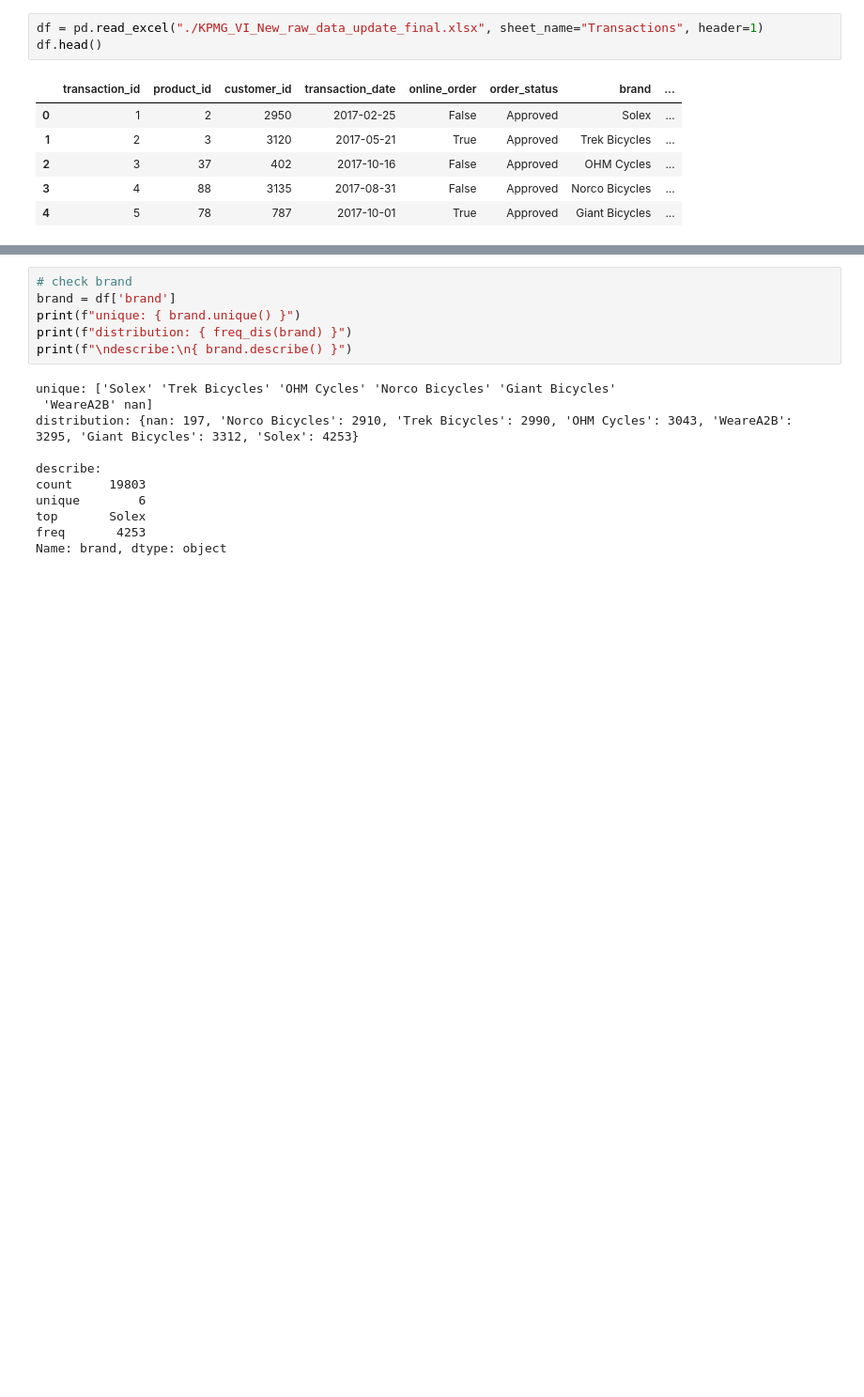
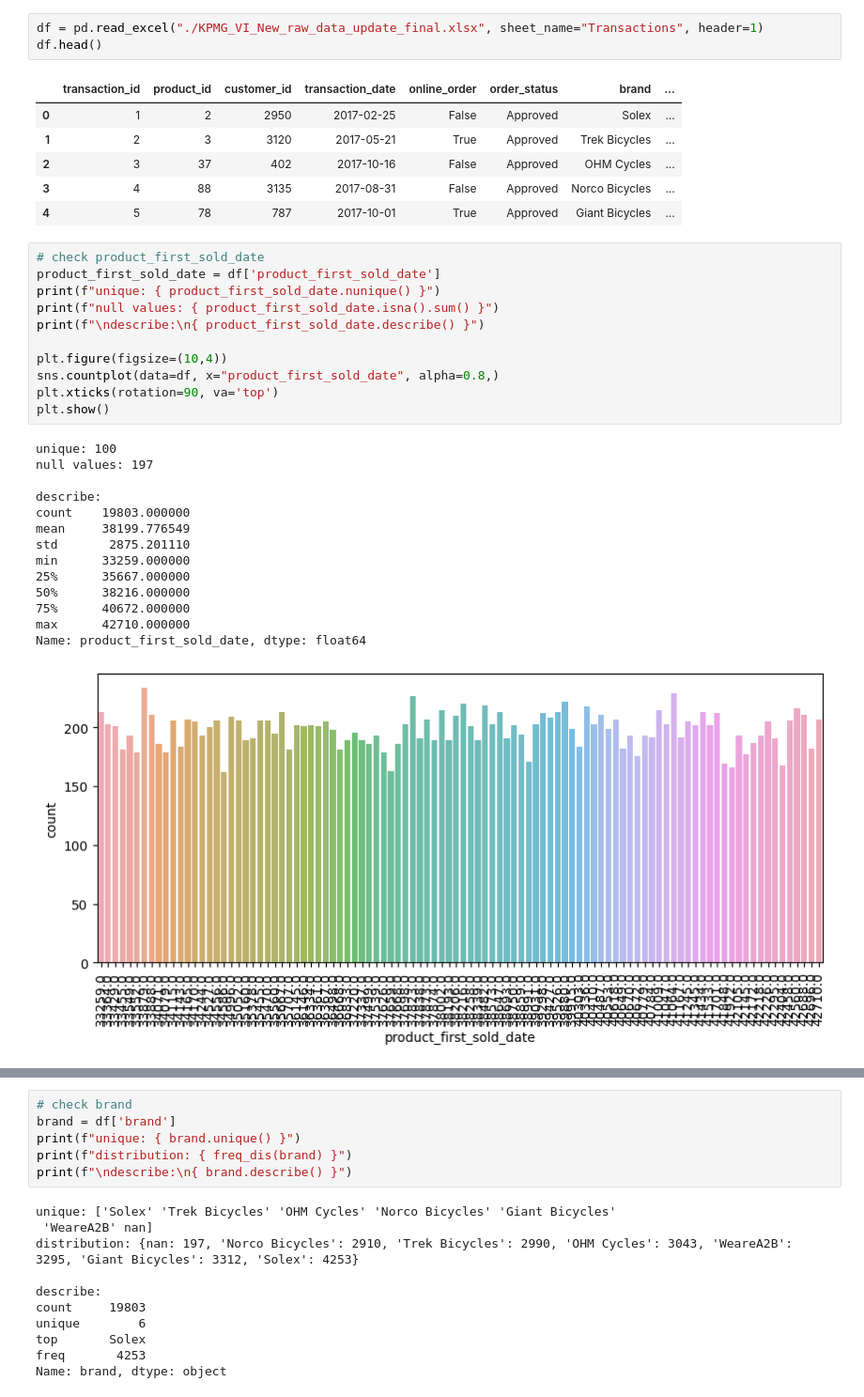
Before and after one commit to kibambe-0167/kpmg-data-analytics, a Jupyter notebook: Transactions.ipynb, the cells around one changed output, grey strips where cells are left out. Shown at 94% size. Drawn from its saved outputs; the diff is of its cells as text; blank space fills up the shorter version.

```diff
--- a/Transactions.ipynb
+++ b/Transactions.ipynb
@@ -28,3 +28,29 @@ df.head()
 | 2 | 3 | 37 | 402 | 2017-10-16 | False | Approved | OHM Cycles | ... |
 | 3 | 4 | 88 | 3135 | 2017-08-31 | False | Approved | Norco Bicycles | ... |
 | 4 | 5 | 78 | 787 | 2017-10-01 | True | Approved | Giant Bicycles | ... |
+# %%
+# check product_first_sold_date
+product_first_sold_date = df['product_first_sold_date']
+print(f"unique: { product_first_sold_date.nunique() }")
+print(f"null values: { product_first_sold_date.isna().sum() }")
+print(f"\ndescribe:\n{ product_first_sold_date.describe() }")
+
+plt.figure(figsize=(10,4))
+sns.countplot(data=df, x="product_first_sold_date", alpha=0.8,)
+plt.xticks(rotation=90, va='top')
+plt.show()
+# %% [output]
+unique: 100
+null values: 197
+
+describe:
+count    19803.000000
+mean     38199.776549
+std       2875.201110
+min      33259.000000
+25%      35667.000000
+50%      38216.000000
+75%      40672.000000
+max      42710.000000
+Name: product_first_sold_date, dtype: float64
+[figure, added]
```
Also changed, not shown: parts of 5 cells of this notebook, 1 other file.
